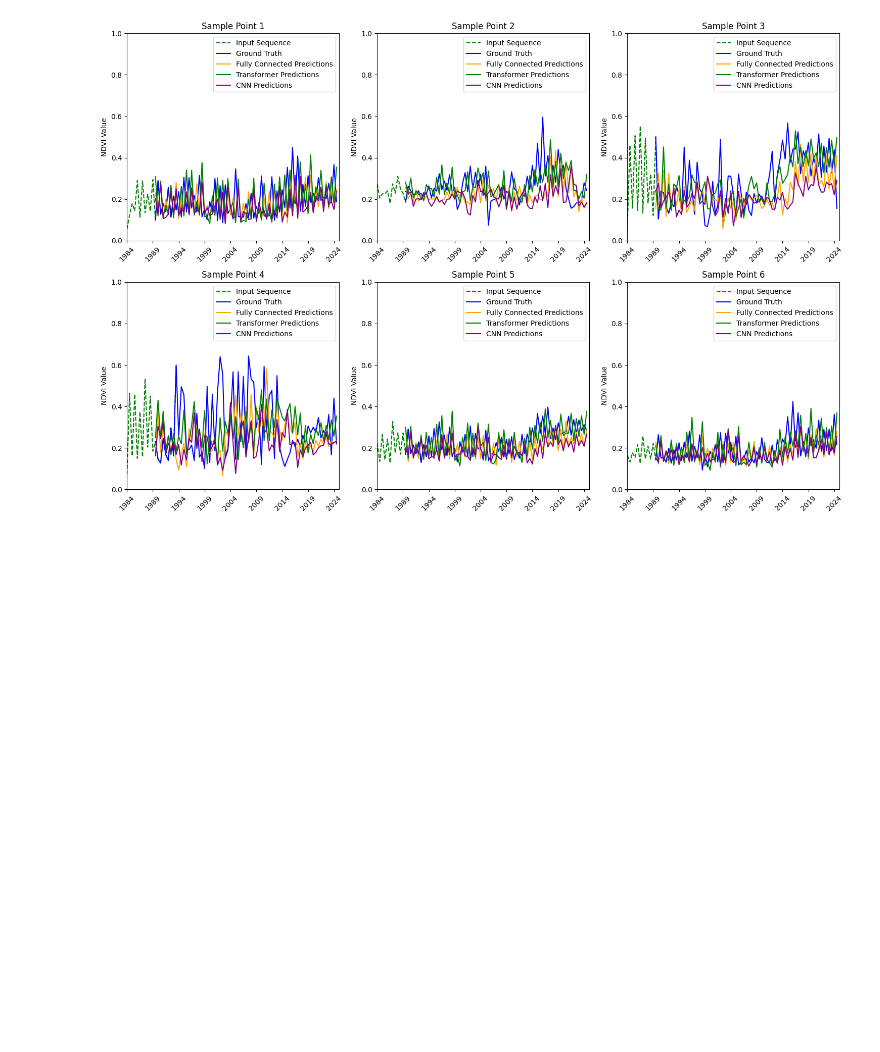
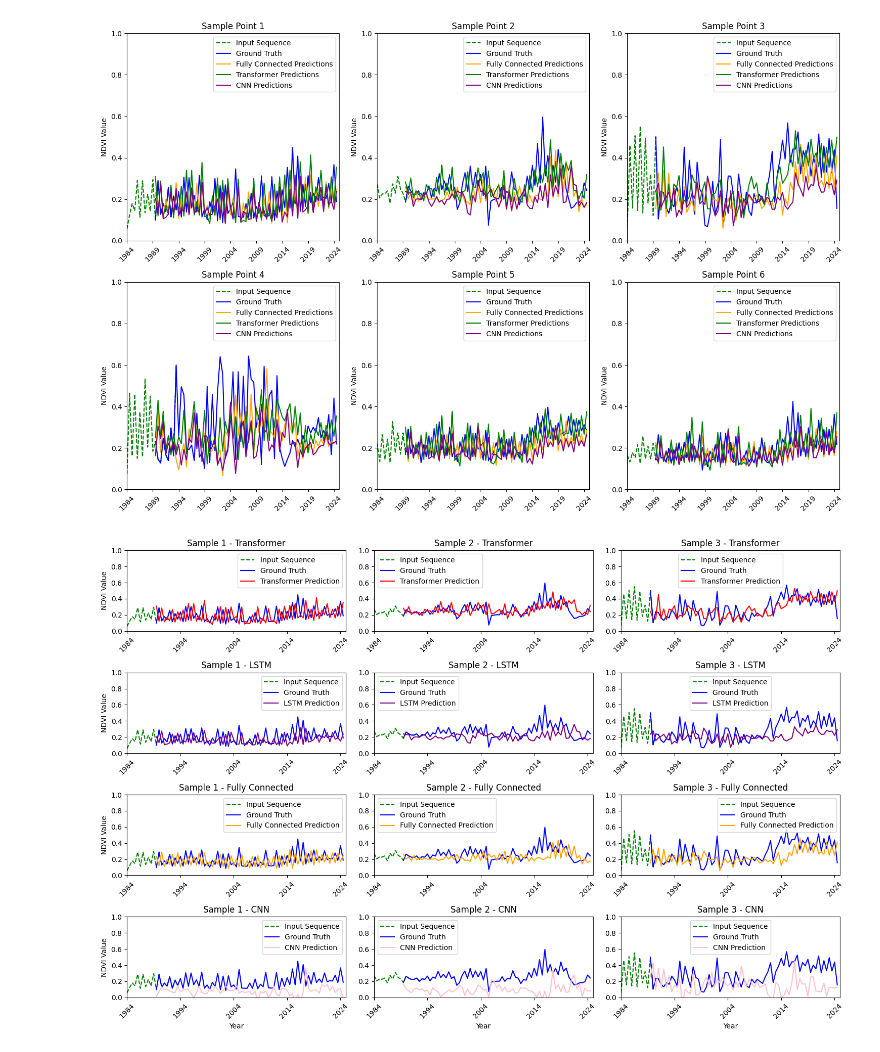
Before and after one commit to FaranIdo/SSTSRS, a Jupyter notebook: code/visual_test_ts.ipynb, the cells around one changed output. Saved outputs shown, nothing was run; the diff lists cells and outputs as text; code cells hidden in the pictures; blank space fills up the shorter version.

```diff
--- a/code/visual_test_ts.ipynb
+++ b/code/visual_test_ts.ipynb
@@ -730,3 +730,85 @@ plt.tight_layout()
 plt.show()
 # %% [output]
 [figure]
+# %%
+# Create a figure with subplots
+num_points = 3
+fig, axes = plt.subplots(4, 3, figsize=(15, 10))  # 4 rows (one per model), 3 columns (samples)
+
+model_names = ['Transformer', 'LSTM', 'Fully Connected', 'CNN']
+model_colors = ['red', 'purple', 'orange', 'pink']
+model_predictions = [
+    predictions_list_transformer,
+    predictions_list_cnn,
+    predictions_list_fully_connected,
+    predictions_list_lstm
+]
+model_years = [
+    years_list_transformer,
+    years_list_cnn,
+    years_list_fully_connected,
+    years_list_lstm
+]
+input_sequences = [
+    input_sequences_list_transformer,
+    input_sequences_list_cnn,
+    input_sequences_list_fully_connected,
+    input_sequences_list_lstm
+]
+ground_truths = [
+    ground_truth_list_transformer,
+    ground_truth_list_cnn,
+    ground_truth_list_fully_connected,
+    ground_truth_list_lstm
+]
+
+# Plot each sample point in columns
+for point_idx in range(num_points):
+    # Plot each model's predictions in rows
+    for model_idx in range(len(model_names)):
+        ax = axes[model_idx, point_idx]
+
+        # Plot input sequence
+        ax.plot(
+            input_sequences[model_idx][point_idx][:, 1],
+            input_sequences[model_idx][point_idx][:, 0],
+            label='Input Sequence',
+            color='green',
+            linestyle='--'
+        )
+
+
+
+        # Plot ground truth
+        ax.plot(
+            model_years[model_idx][point_idx],
+            ground_truths[model_idx][point_idx],
+            label='Ground Truth',
+            color='blue'
+        )
+
+        # Plot model prediction
+        ax.plot(
+            model_years[model_idx][point_idx],
+            model_predictions[model_idx][point_idx],
+            label=f'{model_names[model_idx]} Prediction',
+            color=model_colors[model_idx]
+        )
+
+        # Customize plot
+        if point_idx == 0:  # Only show y-label on leftmost plots
+            ax.set_ylabel('NDVI Value')
+        if model_idx == len(model_names)-1:  # Only show x-label on bottom plots
+            ax.set_xlabel('Year')
+
+        ax.set_title(f'Sample {point_idx + 1} - {model_names[model_idx]}')
+        ax.legend()
+        ax.set_ylim(0, 1)
+        ax.set_xlim(1984, 2025)
+        ax.set_xticks(range(1984, 2026, 10))
+        ax.tick_params(axis='x', rotation=45)
+
+plt.tight_layout()
+plt.show()
+# %% [output]
+[figure, added]
```
